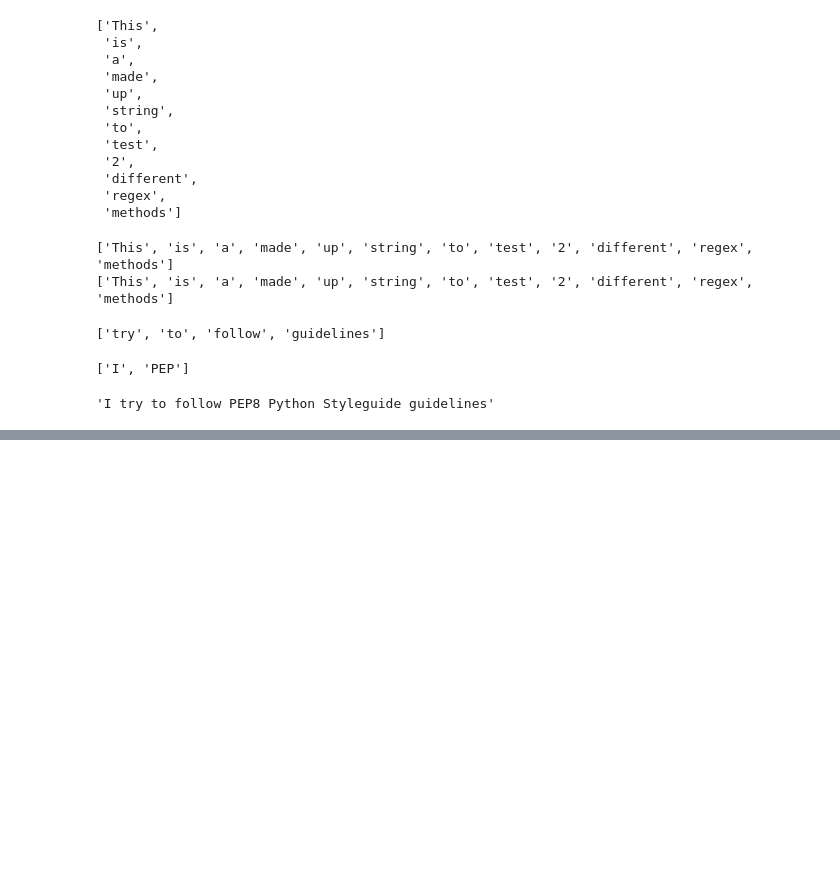
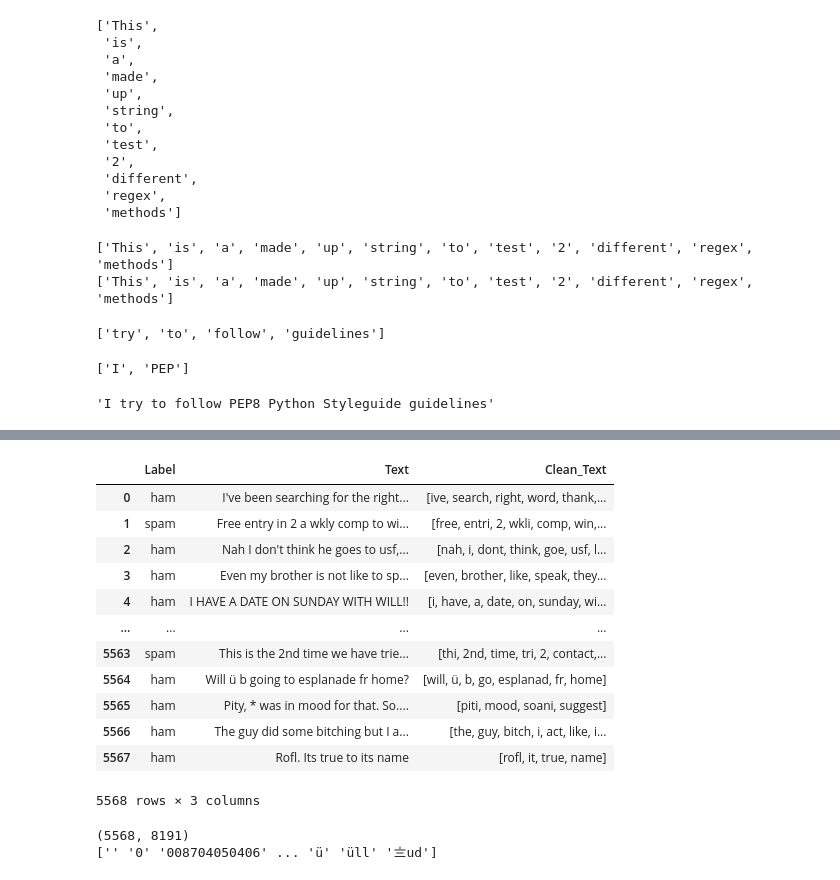
Before and after one commit to R-aTuL/NLTK, a Jupyter notebook: SMS.ipynb, the cells around one changed output, grey strips where cells are left out. Cells and saved outputs as stored; diff of their text form; code cells hidden in the pictures; blank space fills up the shorter version.

```diff
--- a/SMS.ipynb
+++ b/SMS.ipynb
@@ -115,0 +245,14 @@ re.sub('[A-Z]+[0-9]+',"PEP8 Python Styleguide",pep8_test)
+# %%
+def clean_text(text_lst):
+    clean_txt = []
+    for i in text_lst:
+        a = "".join([char  for char in i if char not in string.punctuation])#Removing Punctuation
+        b = re.split('\\W+',a)#Tokenize
+        c = [word for word in b if word not in stopword]#Removing Stopwords
+        clean_txt.append([ps.stem(word) for word in c])#Stemming
+
+    return clean_txt
+# %%
+clean_data = data.loc[:,['Label','Text']]
+clean_data['Clean_Text'] = clean_text(data['Text'])
+clean_data.head()
@@ -115,0 +273,3 @@ re.sub('[A-Z]+[0-9]+',"PEP8 Python Styleguide",pep8_test)
+# %%
+wn = nltk.WordNetLemmatizer()
+dir(wn)
@@ -115,0 +294,10 @@ re.sub('[A-Z]+[0-9]+',"PEP8 Python Styleguide",pep8_test)
+# %%
+print(ps.stem('meanness'))
+print(ps.stem('Meaning'))
+print(wn.lemmatize('Meanness'))
+print(wn.lemmatize('Meaning'))
+def lemmatizing_text(text):
+    result = [wn.lemmatize(word) for word in text]
+    return result
+clean_data["lemmatized_text"] = clean_data['Clean_Text'].apply(lambda x:lemmatizing_text(x))
+clean_data.head()
@@ -115,0 +315,16 @@ re.sub('[A-Z]+[0-9]+',"PEP8 Python Styleguide",pep8_test)
+# %%
+clean_data.drop(columns=['lemmatized_text'])
+# %% [output]
+|  | Label | Text | Clean_Text |
+| 0 | ham | I've been searching for the right... | [ive, search, right, word, thank,... |
+| 1 | spam | Free entry in 2 a wkly comp to wi... | [free, entri, 2, wkli, comp, win,... |
+| 2 | ham | Nah I don't think he goes to usf,... | [nah, i, dont, think, goe, usf, l... |
+| 3 | ham | Even my brother is not like to sp... | [even, brother, like, speak, they... |
+| 4 | ham | I HAVE A DATE ON SUNDAY WITH WILL!! | [i, have, a, date, on, sunday, wi... |
+| ... | ... | ... | ... |
+| 5563 | spam | This is the 2nd time we have trie... | [thi, 2nd, time, tri, 2, contact,... |
+| 5564 | ham | Will ü b going to esplanade fr home? | [will, ü, b, go, esplanad, fr, home] |
+| 5565 | ham | Pity, * was in mood for that. So.... | [piti, mood, soani, suggest] |
+| 5566 | ham | The guy did some bitching but I a... | [the, guy, bitch, i, act, like, i... |
+| 5567 | ham | Rofl. Its true to its name | [rofl, it, true, name] |
+5568 rows × 3 columns
@@ -115,0 +340,14 @@ re.sub('[A-Z]+[0-9]+',"PEP8 Python Styleguide",pep8_test)
+# %%
+from sklearn.feature_extraction.text import CountVectorizer
+
+data_1 = pd.read_csv('/workspaces/NLTK/SMSSpamCollection.tsv',sep='\t',header=None)
+data_1.columns = ['Label','Text']
+
+
+count_vect = CountVectorizer(analyzer=clean_text_1)
+X_vectors = count_vect.fit_transform(data_1['Text'])
+print(X_vectors.shape)
+print(count_vect.get_feature_names_out())
+# %% [output]
+(5568, 8191)
+['' '0' '008704050406' ... 'ü' 'üll' '〨ud']
```
Also changed, not shown: parts of 19 cells of this notebook.
